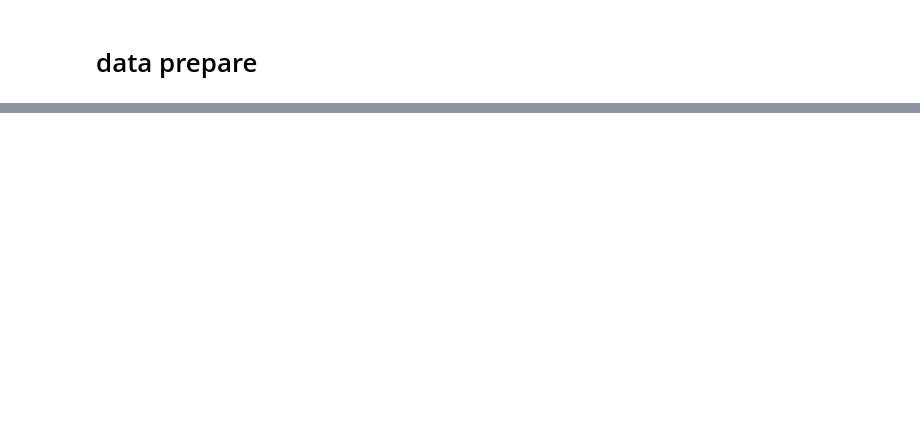
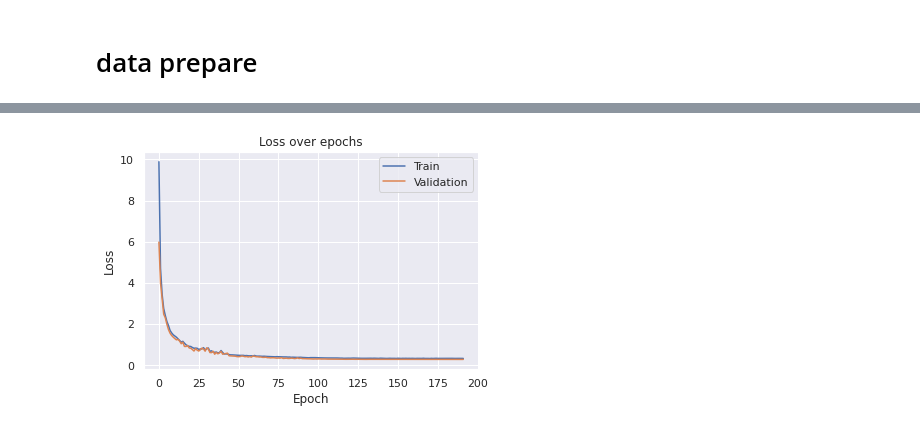
Before and after one commit to liuyixin-louis/dl_learning, a Jupyter notebook: kaggle/cov-19/RNN/rnn.ipynb, the cells around one changed output, grey strips where cells are left out. Cells and saved outputs as stored; diff of their text form; code cells hidden in the pictures; blank space fills up the shorter version.

```diff
--- a/kaggle/cov-19/RNN/rnn.ipynb
+++ b/kaggle/cov-19/RNN/rnn.ipynb
@@ -60,0 +234,10 @@ extra_data_df.head()
+# %%
+X_temporal_train = np.asarray(np.transpose(np.reshape(np.asarray([np.asarray(x) for x in training_df["temporal_inputs"].values]),(training_item_count,5,sequence_length)),(0,2,1) )).astype(np.float32)
+X_demographic_train = np.asarray([np.asarray(x) for x in training_df["demographic_inputs"]]).astype(np.float32)
+Y_cases_train = np.asarray([np.asarray(x) for x in training_df["expected_cases"]]).astype(np.float32)
+Y_fatalities_train = np.asarray([np.asarray(x) for x in training_df["expected_fatalities"]]).astype(np.float32)
+# %%
+X_temporal_test = np.asarray(np.transpose(np.reshape(np.asarray([np.asarray(x) for x in validation_df["temporal_inputs"]]),(validation_item_count,5,sequence_length)),(0,2,1)) ).astype(np.float32)
+X_demographic_test = np.asarray([np.asarray(x) for x in validation_df["demographic_inputs"]]).astype(np.float32)
+Y_cases_test = np.asarray([np.asarray(x) for x in validation_df["expected_cases"]]).astype(np.float32)
+Y_fatalities_test = np.asarray([np.asarray(x) for x in validation_df["expected_fatalities"]]).astype(np.float32)
@@ -60,0 +290,11 @@ extra_data_df.head()
+# %%
+callbacks = [ReduceLROnPlateau(monitor='val_loss', patience=4, verbose=1, factor=0.6),
+             EarlyStopping(monitor='val_loss', patience=20),
+             ModelCheckpoint(filepath='best_model.h5', monitor='val_loss', save_best_only=True)]
+model.compile(loss=[tf.keras.losses.MeanSquaredLogarithmicError(),tf.keras.losses.MeanSquaredLogarithmicError()], optimizer="adam")
+# %%
+history = model.fit([X_temporal_train,X_demographic_train], [Y_cases_train, Y_fatalities_train],
+          epochs = 250,
+          batch_size = 16,
+          validation_data=([X_temporal_test,X_demographic_test],  [Y_cases_test, Y_fatalities_test]),
+          callbacks=callbacks)
@@ -60,0 +319,10 @@ extra_data_df.head()
+# %%
+plt.plot(history.history['loss'])
+plt.plot(history.history['val_loss'])
+plt.title('Loss over epochs')
+plt.ylabel('Loss')
+plt.xlabel('Epoch')
+plt.legend(['Train', 'Validation'], loc='best')
+plt.show()
+# %% [output]
+[figure, added]
```
Also changed, not shown: parts of 22 cells of this notebook, 5 other files.
